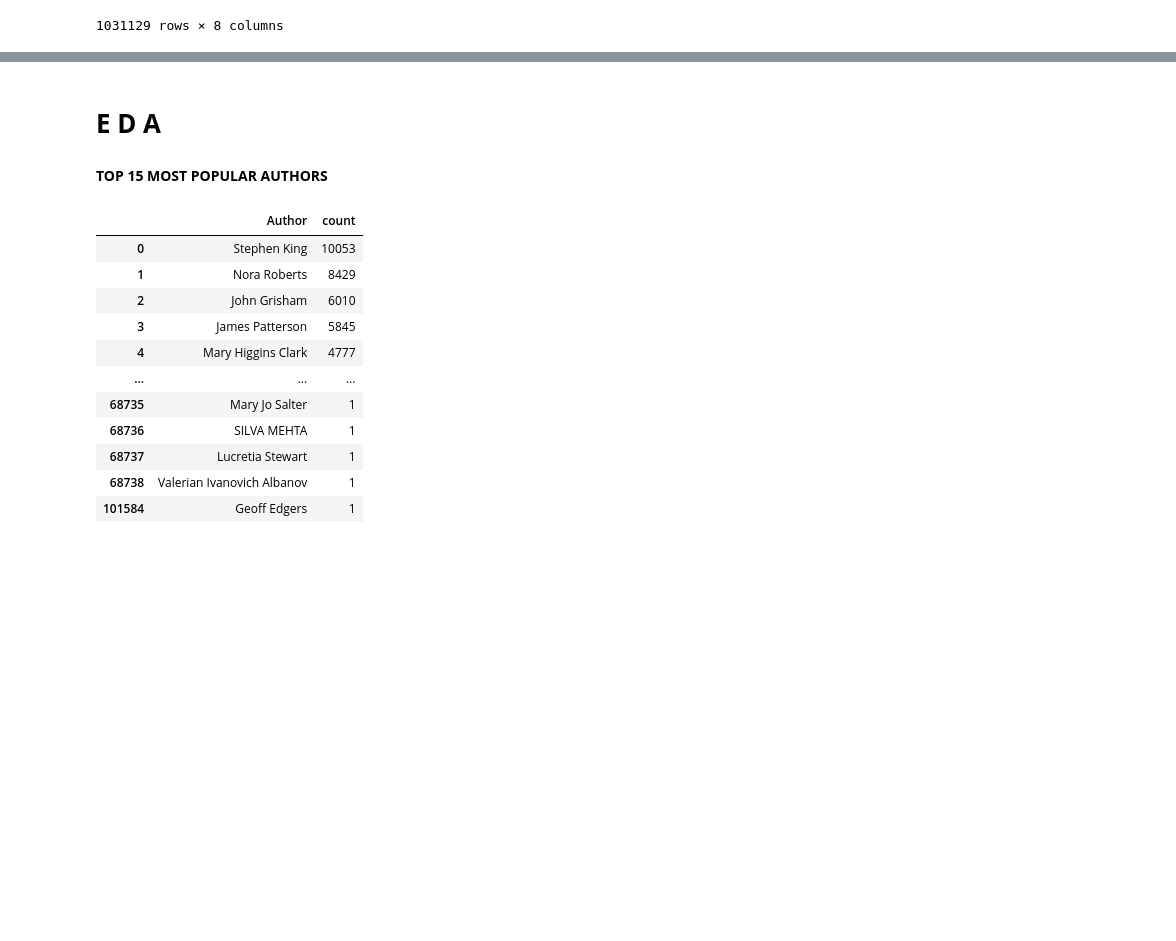
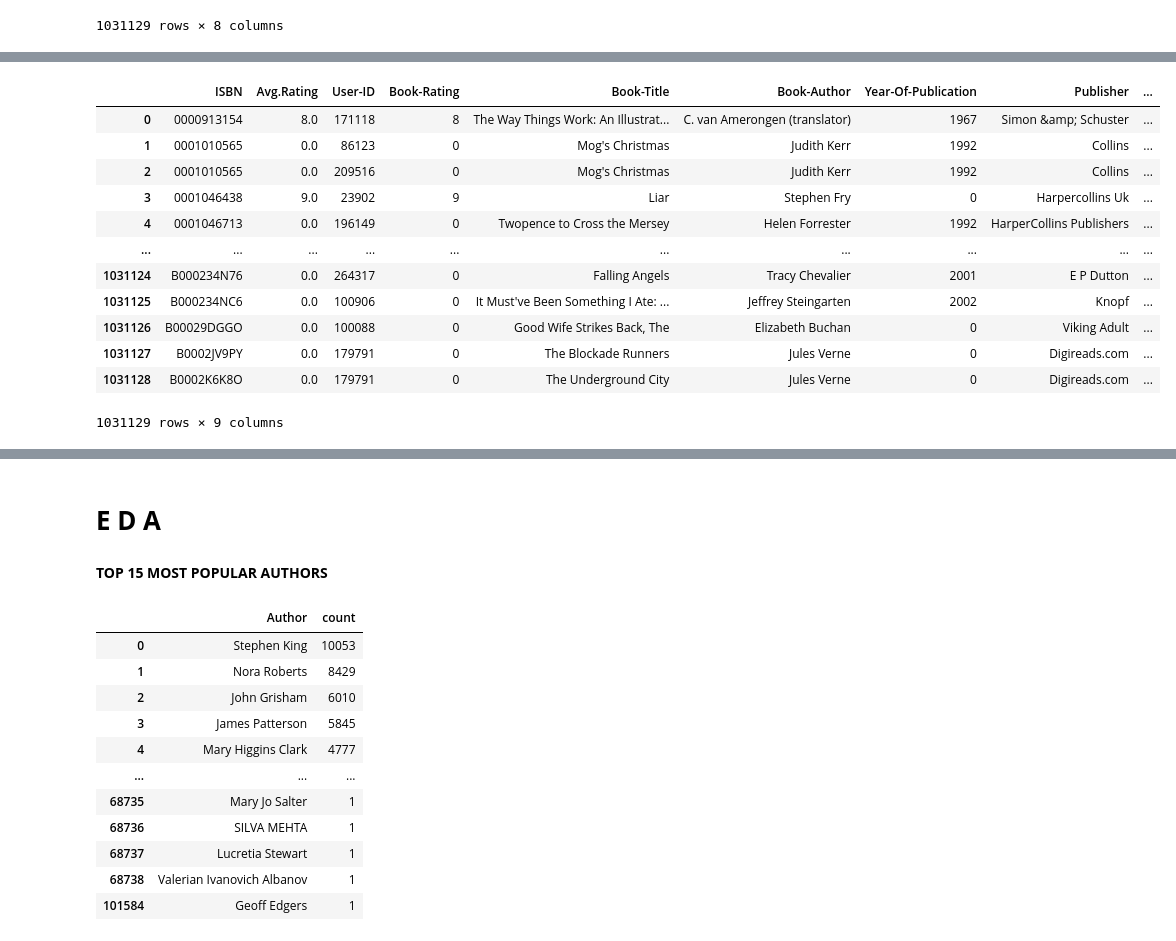
Before and after one commit to amalmon/Book-recommendation-system, a Jupyter notebook: Book_recommendation_system.ipynb, the cells around one changed output, grey strips where cells are left out. Saved outputs shown, nothing was run; the diff lists cells and outputs as text; code cells hidden in the pictures; blank space fills up the shorter version.

```diff
--- a/Book_recommendation_system.ipynb
+++ b/Book_recommendation_system.ipynb
@@ -200,0 +204,4 @@ books_with_rating
+# %%
+#making avrg_rating df
+avrg_df=books_with_rating.groupby('ISBN')['Book-Rating'].mean().reset_index()
+avrg_df.columns=['ISBN','Avg.Rating']
@@ -200,0 +224,19 @@ books_with_rating
+# %%
+#merging avrg_df and Book_with_rating
+books_with_rating=avrg_df.merge(books_with_rating,on='ISBN')
+# %%
+books_with_rating
+# %% [output]
+|  | ISBN | Avg.Rating | User-ID | Book-Rating | Book-Title | Book-Author | Year-Of-Publication | Publisher | ... |
+| 0 | 0000913154 | 8.0 | 171118 | 8 | The Way Things Work: An Illustrat... | C. van Amerongen (translator) | 1967 | Simon &amp; Schuster | ... |
+| 1 | 0001010565 | 0.0 | 86123 | 0 | Mog's Christmas | Judith Kerr | 1992 | Collins | ... |
+| 2 | 0001010565 | 0.0 | 209516 | 0 | Mog's Christmas | Judith Kerr | 1992 | Collins | ... |
+| 3 | 0001046438 | 9.0 | 23902 | 9 | Liar | Stephen Fry | 0 | Harpercollins Uk | ... |
+| 4 | 0001046713 | 0.0 | 196149 | 0 | Twopence to Cross the Mersey | Helen Forrester | 1992 | HarperCollins Publishers | ... |
+| ... | ... | ... | ... | ... | ... | ... | ... | ... | ... |
+| 1031124 | B000234N76 | 0.0 | 264317 | 0 | Falling Angels | Tracy Chevalier | 2001 | E P Dutton | ... |
+| 1031125 | B000234NC6 | 0.0 | 100906 | 0 | It Must've Been Something I Ate: ... | Jeffrey Steingarten | 2002 | Knopf | ... |
+| 1031126 | B00029DGGO | 0.0 | 100088 | 0 | Good Wife Strikes Back, The | Elizabeth Buchan | 0 | Viking Adult | ... |
+| 1031127 | B0002JV9PY | 0.0 | 179791 | 0 | The Blockade Runners | Jules Verne | 0 | Digireads.com | ... |
+| 1031128 | B0002K6K8O | 0.0 | 179791 | 0 | The Underground City | Jules Verne | 0 | Digireads.com | ... |
+1031129 rows × 9 columns
```
Also changed, not shown: parts of 19 cells of this notebook.
